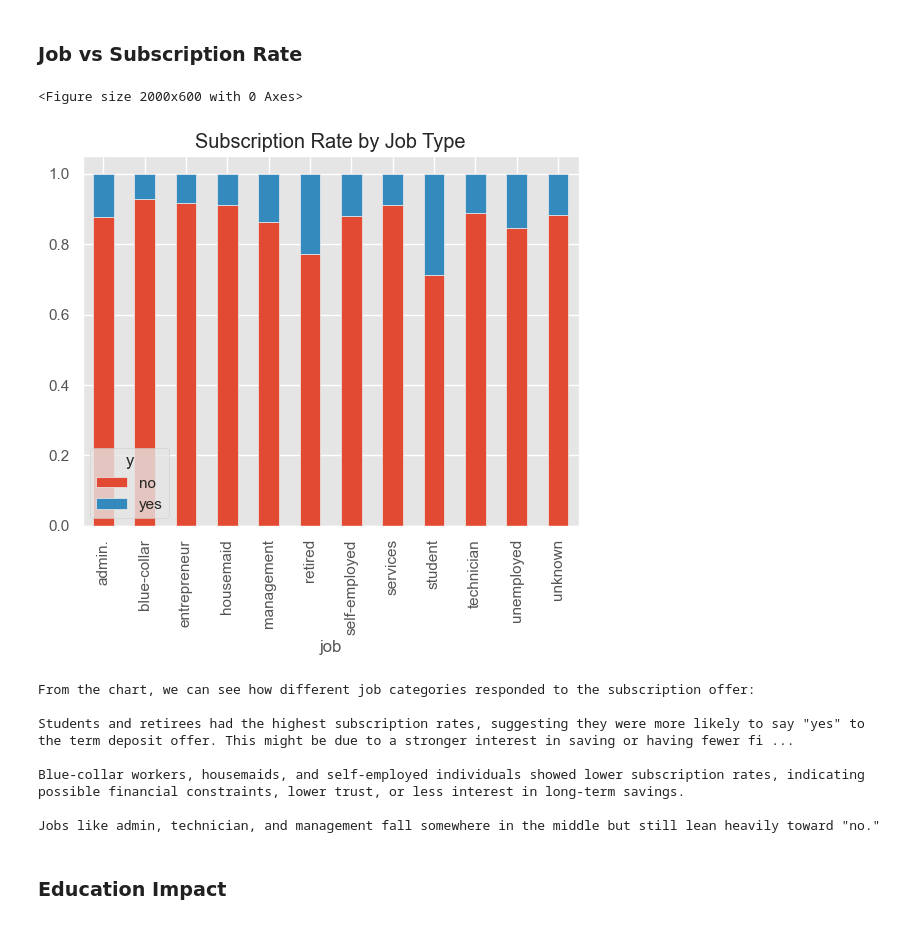
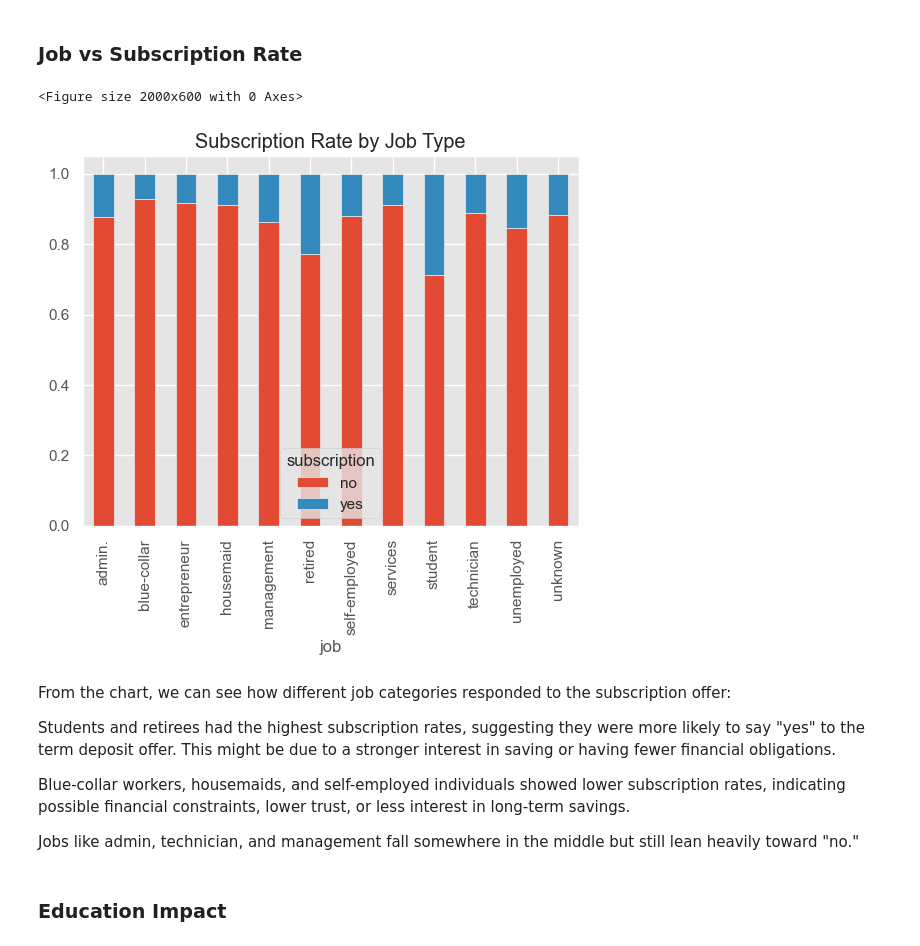
Before and after one commit to JohnEvansOkyere/bank-subscription-prediction, a Jupyter notebook: notebook/01_eda.ipynb, the cells around one changed output. Saved outputs shown, nothing was run; the diff lists cells and outputs as text; code cells hidden in the pictures.

```diff
--- a/notebook/01_eda.ipynb
+++ b/notebook/01_eda.ipynb
@@ -176,30 +316,22 @@ unknown   36959  90.838497   9.161503
 ### Job vs Subscription Rate
 # %%
 plt.figure(figsize=(20, 6))
-job_subscription = data.groupby("job")["y"].value_counts(normalize=True).unstack()
+job_subscription = data.groupby("job")["subscription"].value_counts(normalize=True).unstack()
 job_subscription.plot(kind="bar", stacked=True)
 plt.title("Subscription Rate by Job Type")
 plt.show()
-
-print("""
-From the chart, we can see how different job categories responded to the subscription offer:
-
-Students and retirees had the highest subscription rates, suggesting they were more likely to say "yes" to the term deposit offer. This might be due to a stronger interest in saving or having fewer financial obligations.
-
-Blue-collar workers, housemaids, and self-employed individuals showed lower subscription rates, indicating possible financial constraints, lower trust, or less interest in long-term savings.
-
-Jobs like admin, technician, and management fall somewhere in the middle but still lean heavily toward "no."
-""")
 # %% [output]
 <Figure size 2000x600 with 0 Axes>
-[figure, old version]
+[figure, new version]
-From the chart, we can see how different job categories responded to the subscription offer:
-
-Students and retirees had the highest subscription rates, suggesting they were more likely to say "yes" to the term deposit offer. This might be due to a stronger interest in saving or having fewer fi ...
-
-Blue-collar workers, housemaids, and self-employed individuals showed lower subscription rates, indicating possible financial constraints, lower trust, or less interest in long-term savings.
-
-Jobs like admin, technician, and management fall somewhere in the middle but still lean heavily toward "no."
+# %% [markdown]
+
+From the chart, we can see how different job categories responded to the subscription offer:
+
+Students and retirees had the highest subscription rates, suggesting they were more likely to say "yes" to the term deposit offer. This might be due to a stronger interest in saving or having fewer financial obligations.
+
+Blue-collar workers, housemaids, and self-employed individuals showed lower subscription rates, indicating possible financial constraints, lower trust, or less interest in long-term savings.
+
+Jobs like admin, technician, and management fall somewhere in the middle but still lean heavily toward "no."
 # %% [markdown]
 ### Education Impact
 # %%
```
Also changed, not shown: parts of 38 cells of this notebook, 9 other files.
